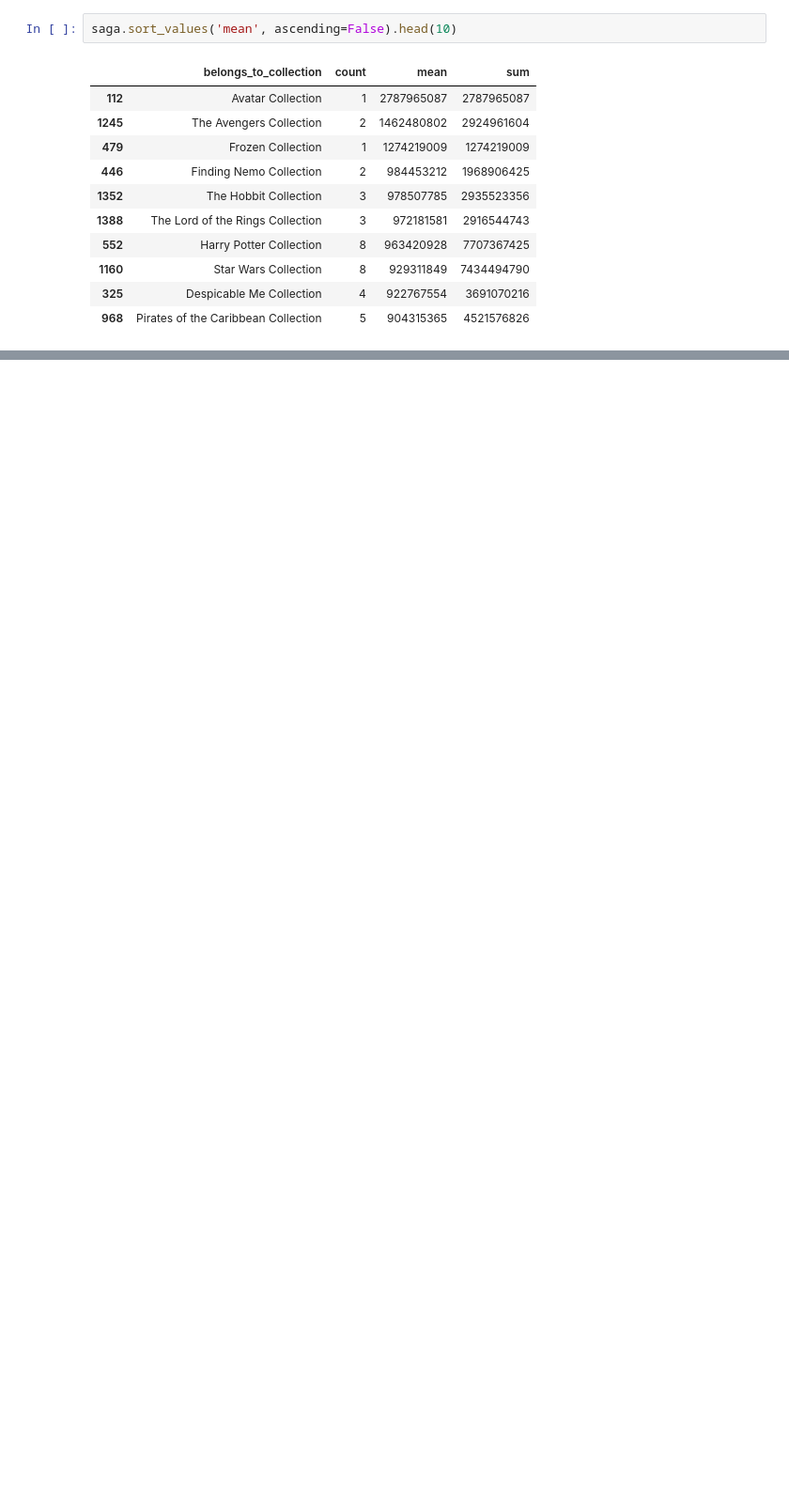
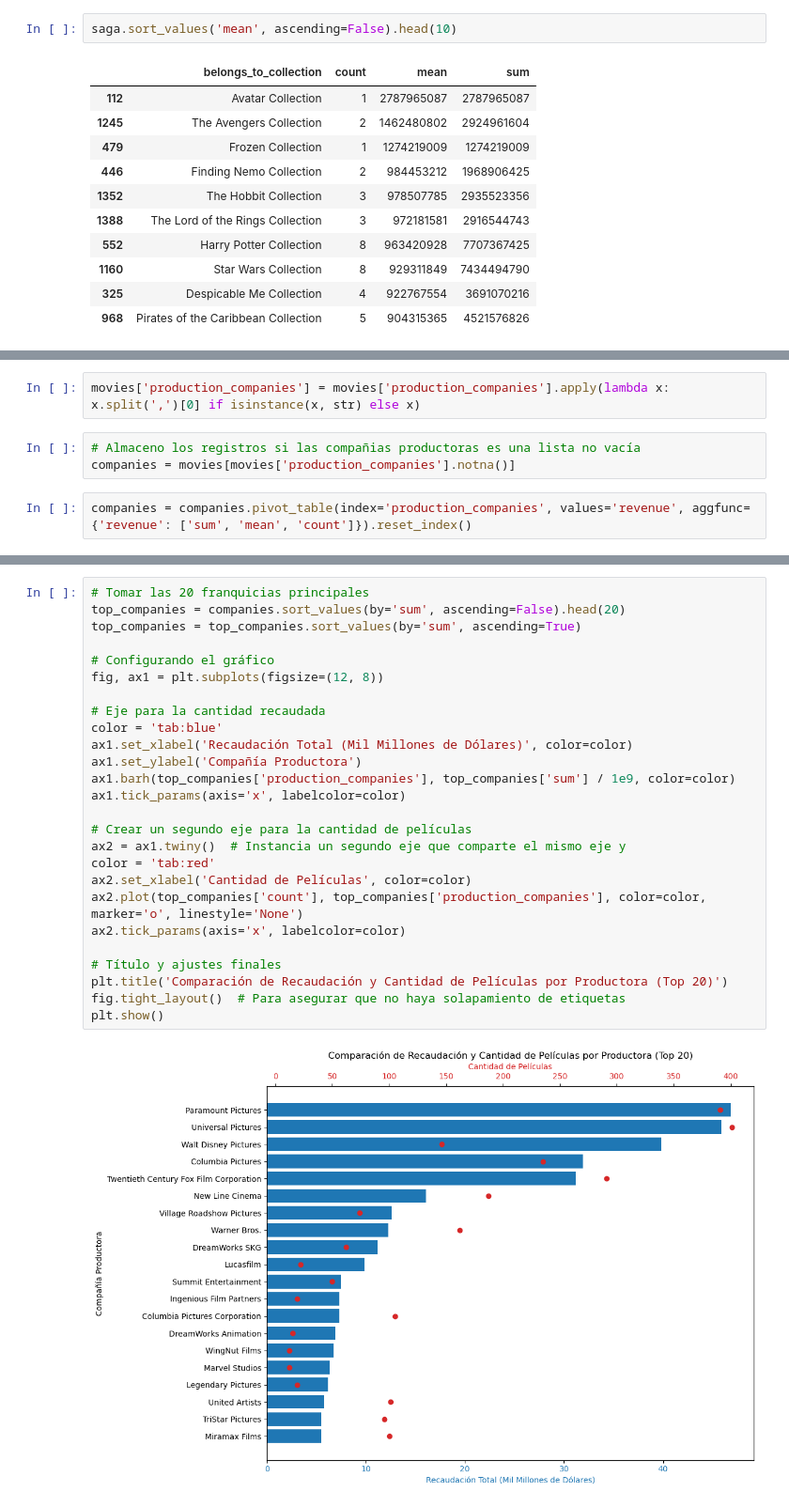
Before and after one commit to abrilnoguera/TMDBChatbot, a Jupyter notebook: trabajoAPA.ipynb, the cells around one changed output, grey strips where cells are left out. Shown at 94% size. Drawn from its saved outputs; the diff is of its cells as text; blank space fills up the shorter version.

```diff
--- a/trabajoAPA.ipynb
+++ b/trabajoAPA.ipynb
@@ -372,0 +393,7 @@ saga.sort_values('mean', ascending=False).head(10)
+# %%
+movies['production_companies'] = movies['production_companies'].apply(lambda x: x.split(',')[0] if isinstance(x, str) else x)
+# %%
+# Almaceno los registros si las compañias productoras es una lista no vacía
+companies = movies[movies['production_companies'].notna()]
+# %%
+companies = companies.pivot_table(index='production_companies', values='revenue', aggfunc={'revenue': ['sum', 'mean', 'count']}).reset_index()
@@ -372,0 +414,28 @@ saga.sort_values('mean', ascending=False).head(10)
+# %%
+# Tomar las 20 franquicias principales
+top_companies = companies.sort_values(by='sum', ascending=False).head(20)
+top_companies = top_companies.sort_values(by='sum', ascending=True)
+
+# Configurando el gráfico
+fig, ax1 = plt.subplots(figsize=(12, 8))
+
+# Eje para la cantidad recaudada
+color = 'tab:blue'
+ax1.set_xlabel('Recaudación Total (Mil Millones de Dólares)', color=color)
+ax1.set_ylabel('Compañía Productora')
+ax1.barh(top_companies['production_companies'], top_companies['sum'] / 1e9, color=color)
+ax1.tick_params(axis='x', labelcolor=color)
+
+# Crear un segundo eje para la cantidad de películas
+ax2 = ax1.twiny()  # Instancia un segundo eje que comparte el mismo eje y
+color = 'tab:red'
+ax2.set_xlabel('Cantidad de Películas', color=color)
+ax2.plot(top_companies['count'], top_companies['production_companies'], color=color, marker='o', linestyle='None')
+ax2.tick_params(axis='x', labelcolor=color)
+
+# Título y ajustes finales
+plt.title('Comparación de Recaudación y Cantidad de Películas por Productora (Top 20)')
+fig.tight_layout()  # Para asegurar que no haya solapamiento de etiquetas
+plt.show()
+# %% [output]
+[figure, added]
```
Also changed, not shown: parts of 11 cells of this notebook.
